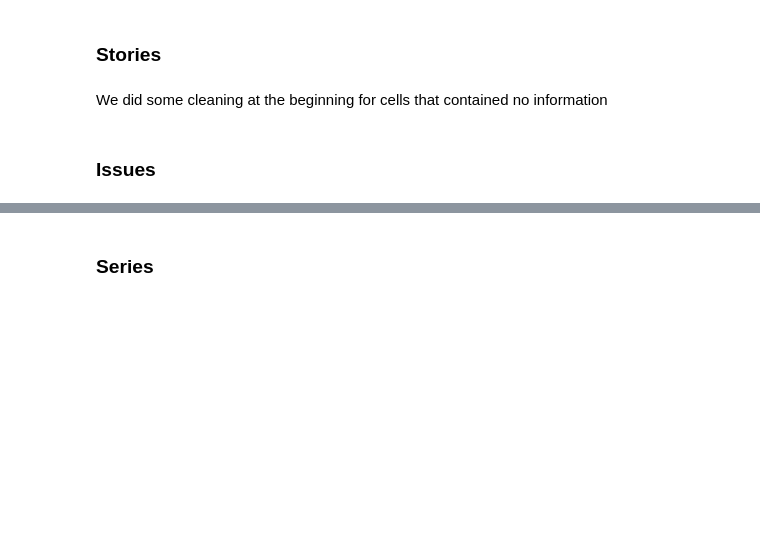
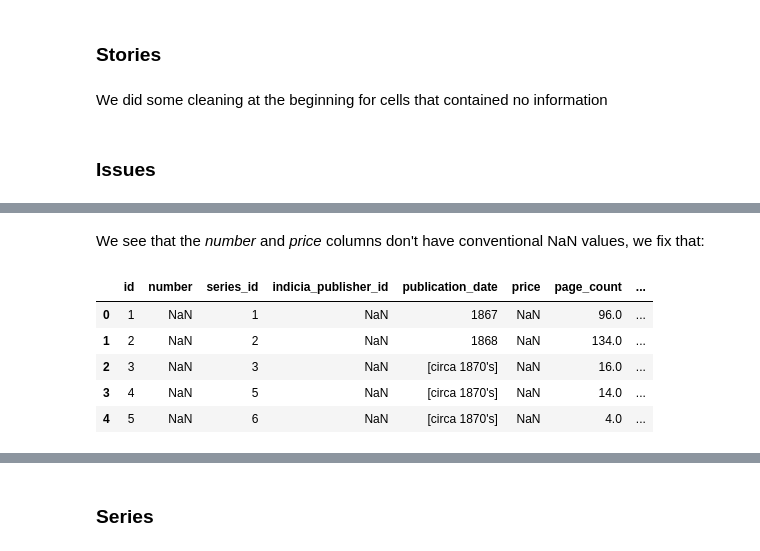
Before and after one commit to paulnicolet/IDBS-comics, a Jupyter notebook: cleaning/cleaning.ipynb, the cells around one changed output, grey strips where cells are left out. Drawn from its saved outputs; the diff is of its cells as text; code cells hidden in the pictures; blank space fills up the shorter version.

```diff
--- a/cleaning/cleaning.ipynb
+++ b/cleaning/cleaning.ipynb
@@ -418,0 +529,17 @@ We did some cleaning at the beginning for cells that contained no information
+# %% [markdown]
+We see that the _number_ and _price_ columns don't have conventional NaN values, we fix that:
+# %%
+# Clean the number column
+dataframes['issue']['number'] = dataframes['issue']['number'].replace('[nn]', np.nan).str.replace(r'\[nn\]', '')
+
+# Clean the price column
+dataframes['issue']['price'] = dataframes['issue']['price'].replace(['[None]', '[none]', 'none', '?'], np.nan)
+
+dataframes['issue'].head()
+# %% [output]
+|  | id | number | series_id | indicia_publisher_id | publication_date | price | page_count | ... |
+| 0 | 1 | NaN | 1 | NaN | 1867 | NaN | 96.0 | ... |
+| 1 | 2 | NaN | 2 | NaN | 1868 | NaN | 134.0 | ... |
+| 2 | 3 | NaN | 3 | NaN | [circa 1870's] | NaN | 16.0 | ... |
+| 3 | 4 | NaN | 5 | NaN | [circa 1870's] | NaN | 14.0 | ... |
+| 4 | 5 | NaN | 6 | NaN | [circa 1870's] | NaN | 4.0 | ... |
```
Also changed, not shown: parts of 34 cells of this notebook.
